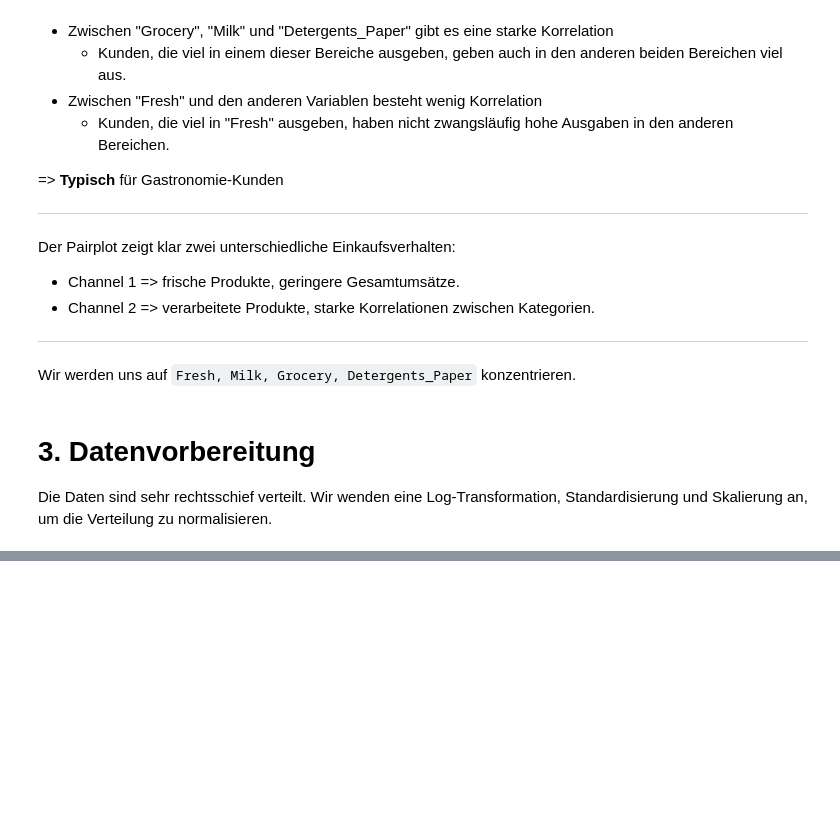
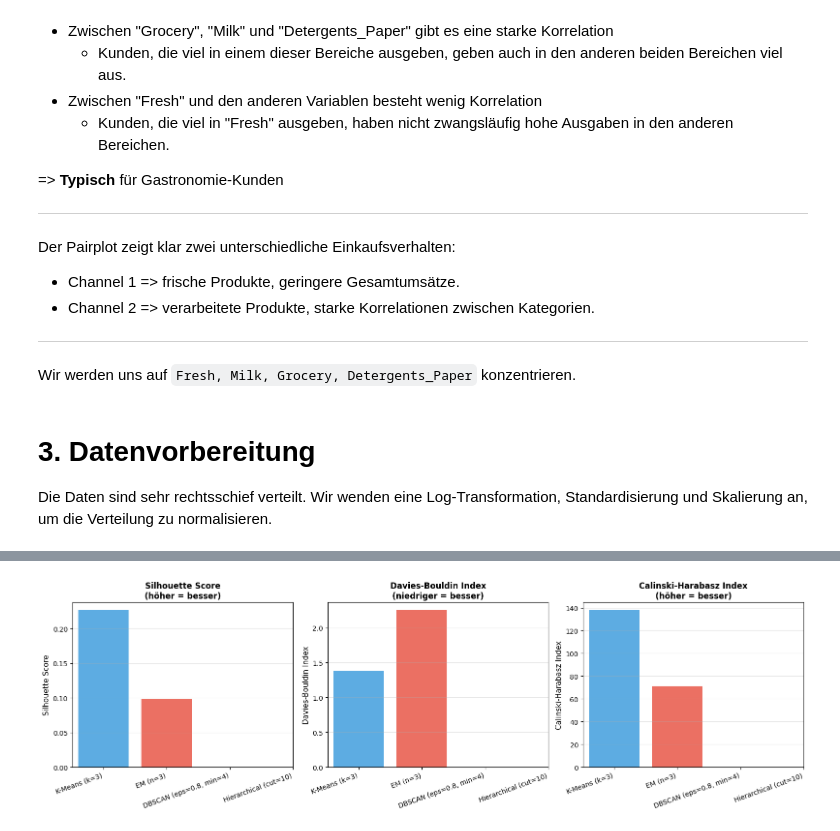
Before and after one commit to NewSkyLine-dev/HTL_Files, a Jupyter notebook: DSAI/5AHIF/Clustering/clustering.ipynb, the cells around one changed output, grey strips where cells are left out. Saved outputs shown, nothing was run; the diff lists cells and outputs as text; code cells hidden in the pictures; blank space fills up the shorter version.

```diff
--- a/DSAI/5AHIF/Clustering/clustering.ipynb
+++ b/DSAI/5AHIF/Clustering/clustering.ipynb
@@ -150,0 +838,94 @@ max    1.970662e+00  2.900093e+00  2.698281e+00  3.177354e+00
+# %%
+from sklearn.metrics import silhouette_score, davies_bouldin_score, calinski_harabasz_score
+import pandas as pd
+import matplotlib.pyplot as plt
+
+# Zusammenstellung aller Clustering-Ergebnisse
+methoden = {
+    'K-Means (k=3)': kmeans_labels,
+    'EM (n=3)': em_labels,
+    'DBSCAN (eps=0.8, min=4)': dbscan_labels,
+    'Hierarchical (cut=10)': hierarchical_labels
+}
+
+vergleich = []
+
+for name, labels in methoden.items():
+    # Behandlung von Rausch-Punkten (nur bei DBSCAN vorhanden)
+    if -1 in labels:
+        maske = labels != -1
+        if maske.sum() > 0:
+            # Prüfen ob mindestens 2 Cluster vorhanden sind
+            n_clusters_without_noise = len(set(labels[maske]))
+            if n_clusters_without_noise >= 2:
+                sil = silhouette_score(df_prepared[maske], labels[maske])
+                db = davies_bouldin_score(df_prepared[maske], labels[maske])
+                ch = calinski_harabasz_score(df_prepared[maske], labels[maske])
+            else:
+                sil = db = ch = float('nan')  # Nicht berechenbar
+        else:
+            sil = db = ch = float('nan')
+    else:
+        # Prüfen ob mindestens 2 Cluster vorhanden sind
+        if len(set(labels)) >= 2:
+            sil = silhouette_score(df_prepared, labels)
+            db = davies_bouldin_score(df_prepared, labels)
+            ch = calinski_harabasz_score(df_prepared, labels)
+        else:
+            sil = db = ch = float('nan')
+
+    n_clusters = len(set(labels)) - (1 if -1 in labels else 0)
+    n_noise = list(labels).count(-1)
+
+    vergleich.append({
+        'Methode': name,
+        'Cluster': n_clusters,
+        'Rausch': n_noise,
+        'Silhouette': sil,
+        'Davies-Bouldin': db,
+        'Calinski-Harabasz': ch
+    })
+
+    print(f"\n{name}:")
+    print(f"  Anzahl Cluster: {n_clusters} | Rausch-Punkte: {n_noise}")
+    print(f"  Silhouette Score:       {sil:7.4f}")
+    print(f"  Davies-Bouldin Index:   {db:7.4f}")
+    print(f"  Calinski-Harabasz Index: {ch:7.2f}")
+
+# Visualisierung der Metriken
+df_vergleich = pd.DataFrame(vergleich)
+
+fig, axes = plt.subplots(1, 3, figsize=(16, 5))
+farben = ['#3498db', '#e74c3c', '#2ecc71', '#f39c12']
+
+# Silhouette Score
+ax = axes[0]
+ax.bar(range(len(df_vergleich)), df_vergleich['Silhouette'], color=farben, alpha=0.8)
+ax.set_xticks(range(len(df_vergleich)))
+ax.set_xticklabels(df_vergleich['Methode'], rotation=20, ha='right')
+ax.set_ylabel('Silhouette Score', fontsize=11)
+ax.set_title('Silhouette Score\n(höher = besser)', fontsize=12, fontweight='bold')
+ax.grid(True, alpha=0.3, axis='y')
+ax.axhline(y=0, color='black', linewidth=0.8)
+
+# Davies-Bouldin Index
+ax = axes[1]
+ax.bar(range(len(df_vergleich)), df_vergleich['Davies-Bouldin'], color=farben, alpha=0.8)
+ax.set_xticks(range(len(df_vergleich)))
+ax.set_xticklabels(df_vergleich['Methode'], rotation=20, ha='right')
+ax.set_ylabel('Davies-Bouldin Index', fontsize=11)
+ax.set_title('Davies-Bouldin Index\n(niedriger = besser)', fontsize=12, fontweight='bold')
+ax.grid(True, alpha=0.3, axis='y')
+
+# Calinski-Harabasz Index
+ax = axes[2]
+ax.bar(range(len(df_vergleich)), df_vergleich['Calinski-Harabasz'], color=farben, alpha=0.8)
+ax.set_xticks(range(len(df_vergleich)))
+ax.set_xticklabels(df_vergleich['Methode'], rotation=20, ha='right')
+ax.set_ylabel('Calinski-Harabasz Index', fontsize=11)
+ax.set_title('Calinski-Harabasz Index\n(höher = besser)', fontsize=12, fontweight='bold')
+ax.grid(True, alpha=0.3, axis='y')
+
+plt.tight_layout()
+plt.show()
+# %% [output]
@@ -150,0 +949 @@ max    1.970662e+00  2.900093e+00  2.698281e+00  3.177354e+00
+[figure, added]
```
Also changed, not shown: parts of 19 cells of this notebook.
